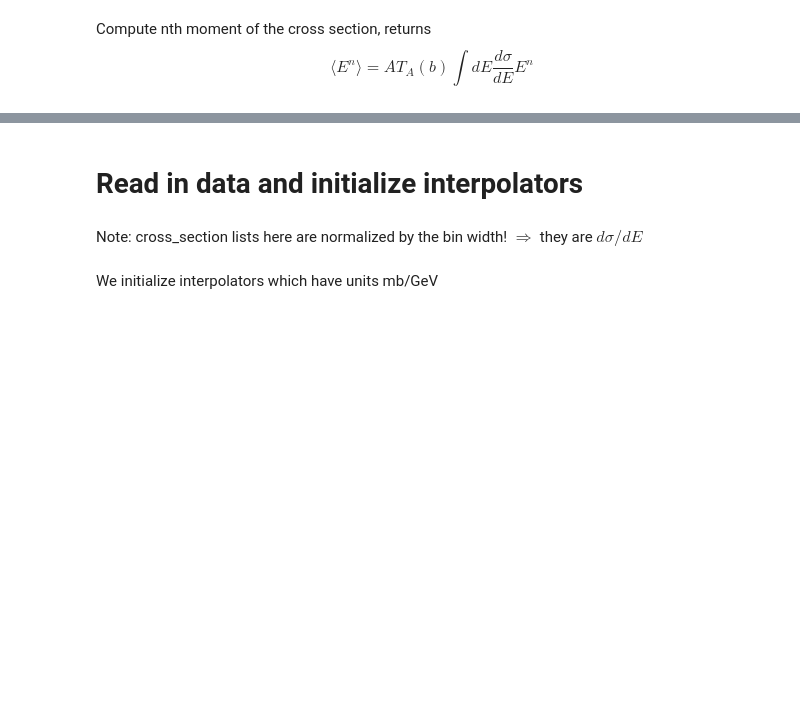
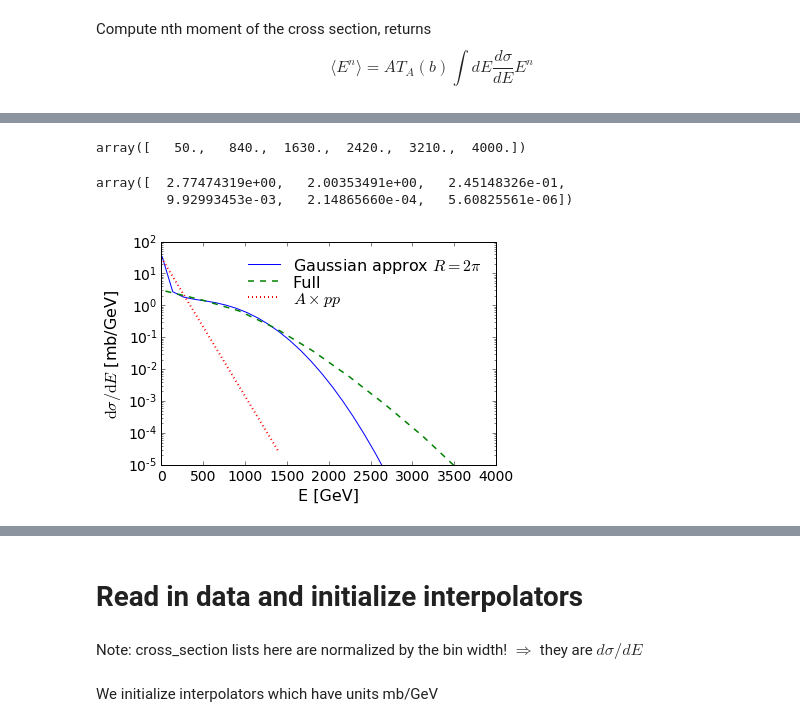
Before and after one commit to hejajama/amplitudelib, a Jupyter notebook: tools/castor_analysis.ipynb, the cells around one changed output, grey strips where cells are left out. Saved outputs shown, nothing was run; the diff lists cells and outputs as text; code cells hidden in the pictures; blank space fills up the shorter version.

```diff
--- a/tools/castor_analysis.ipynb
+++ b/tools/castor_analysis.ipynb
@@ -528 +696,9 @@ def nPS_cross_section_Ap(interp, energies, Rcone=R):
+# %%
+# Create interpolator for testing
+test_xvals=np.linspace(0,3000,200)
+test_yvals=A*np.exp(-0.01*test_xvals)/mbgevsqr
+test_interpolator = scipy.interpolate.interp1d(test_xvals, test_yvals, bounds_error=False, fill_value=0)
+
+totxsf = lambda e: 1.0/A*test_interpolator(e)*mbgevsqr
+totxs= scipy.integrate.quad(totxsf, min_energy+energy_bin, max_energy-energy_bin)[0]
 # %%
@@ -540,0 +741,2 @@ yscale("log")
+# %%
+fullspectra_test = nPS_cross_section_Ap_full(fullE, test_interpolator, test_xvals, Rcone=2*pi)
@@ -540,0 +754,33 @@ yscale("log")
+# %%
+fullE
+# %% [output]
+array([   50.,   840.,  1630.,  2420.,  3210.,  4000.])
+# %%
+fullspectra_test*208
+# %% [output]
+array([  2.77474319e+00,   2.00353491e+00,   2.45148326e-01,
+         9.92993453e-03,   2.14865660e-04,   5.60825561e-06])
+# %%
+teste = np.linspace(10,3700,30)
+ape=np.linspace(min_energy+10,1400,100)
+# %%
+
+plt.plot(teste,nPS_cross_section_Ap(test_interpolator, teste, Rcone=2*pi), label=r"Gaussian approx $R=2\pi$", linestyle=Linestyle(0))
+#plt.plot(teste,nPS_cross_section_Ap(Ap_interpolator, teste, Rcone=0.5), linestyle=Linestyle(1), label="Resum $R=0.5$")
+#plt.plot(teste,nPS_cross_section_Ap(Ap_interpolator, teste, Rcone=0.1), linestyle=Linestyle(3), label=r"$R=0.1$")
+plt.plot(fullE, np.array(fullspectra_test), label="Full", linestyle=Linestyle(1), linewidth=lw)
+#plt.plot(fullE, np.array(fullspectra05), label="Full $R=0.5$", linestyle=Linestyle(3), linewidth=lw)
+plt.plot(ape, np.array(test_interpolator(ape))/mbgevsqr, linestyle=Linestyle(0), linewidth=2,label=r"$A \times pp$")
+
+yscale("log")
+plt.ylim(ymin=1e-5, ymax=1e2)
+
+plt.xlabel("E [GeV]",fontsize=legfont)
+plt.ylabel("$\mathrm{d}\sigma/\mathrm{d}E$ [mb/GeV]", fontsize=legfont)
+
+leg=legend(prop=dict(size=legfont),labelspacing=0.001,ncol=1,numpoints=1, loc=1)
+leg.draw_frame(False)
+
+savefig(output_dir + "/kje_vs_full_vs_pp.pdf")
+# %% [output]
+[figure, added]
```
Also changed, not shown: parts of 51 cells of this notebook.
